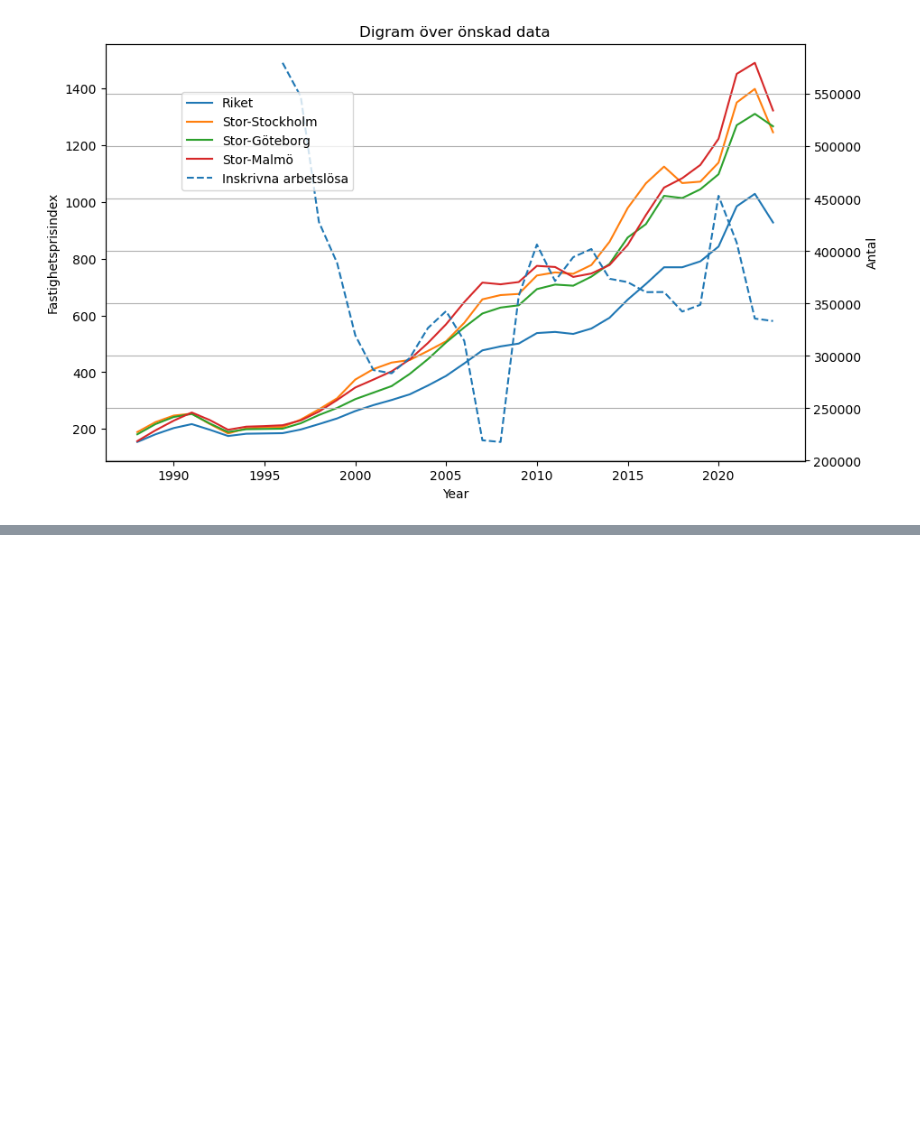
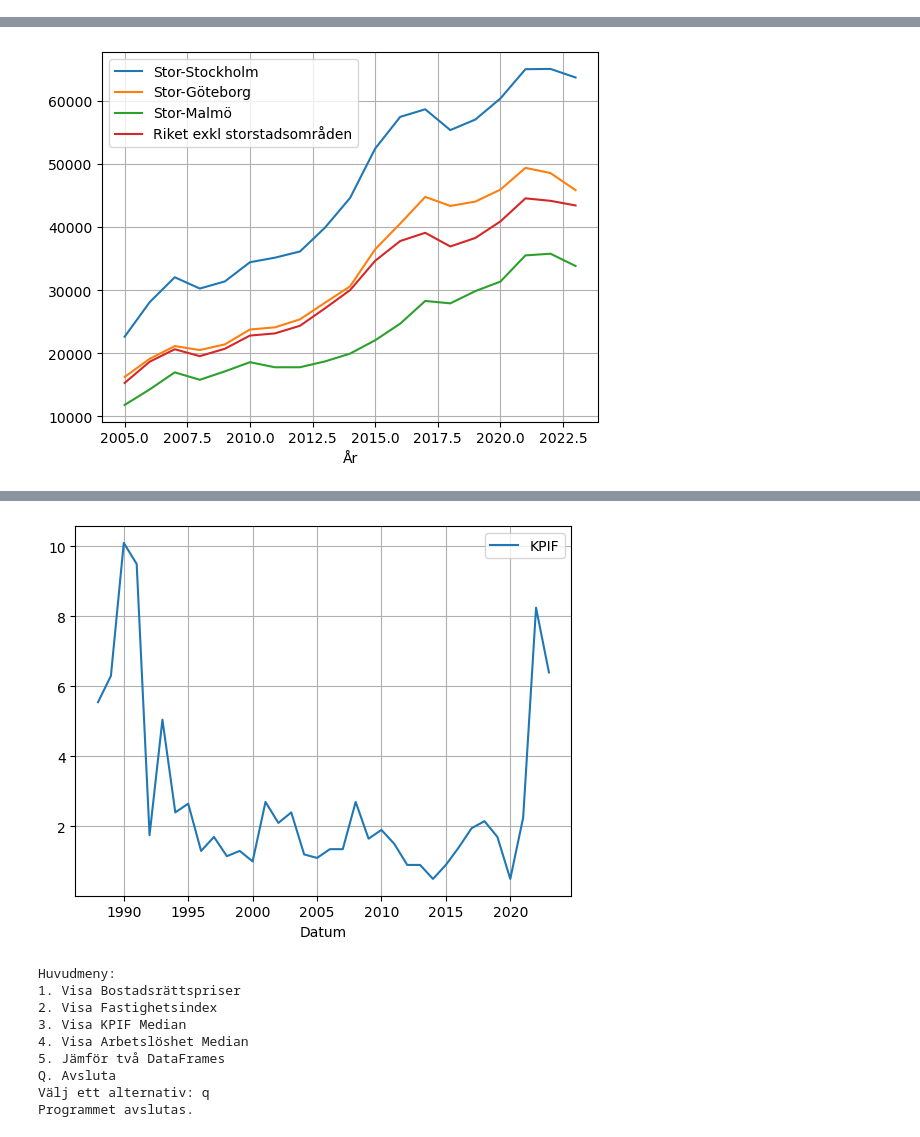
Before and after one commit to MarcusT96/PythonProject4School, a Jupyter notebook: main.ipynb, the cells around one changed output, grey strips where cells are left out. Saved outputs shown, nothing was run; the diff lists cells and outputs as text; code cells hidden in the pictures; blank space fills up the shorter version.

```diff
--- a/main.ipynb
+++ b/main.ipynb
@@ -60,4 +66,65 @@ compare_dataframes(df_bostadsratter, df_kpif_median, y_labels)
-# %%
-compare_dataframes(df_fastighetsindex, df_arbetsloshet_median, y_labels)
-# %% [output]
-[figure, removed]
+# %%
+# Definiera en funktion för att visa en DataFrame som ett diagram med en "grid"
+def plot_dataframe(df):
+    df.plot()
+    plt.grid(True)
+    plt.show()
+# %%
+# Definiera en funktion för att låta användaren välja en DataFrame att jämföra.
+def get_dataframe_choice():
+    print("\nVälj en DataFrame att jämföra:")
+    print("1. Bostadsrättspriser")
+    print("2. Fastighetsindex")
+    print("3. KPIF Median")
+    print("4. Arbetslöshet Median")
+    choice = input("Ange ditt val (1-4): ")
+    return choice
+# %%
+# Huvudfunktionen i programmet som gör att det körs direkt.
+def main():
+    # Skapar en dictionary för att mappa siffror till motsvarande DataFrame
+    dataframes = {
+        "1": df_bostadsratter,
+        "2": df_fastighetsindex,
+        "3": df_kpif_median,
+        "4": df_arbetsloshet_median
+    }
+
+    # Kör en loop som fortsätter tills användaren väljer att avsluta. Här printas en huvudmeny med olika val.
+    while True:
+        print("\nHuvudmeny:")
+        print("1. Visa Bostadsrättspriser")
+        print("2. Visa Fastighetsindex")
+        print("3. Visa KPIF Median")
+        print("4. Visa Arbetslöshet Median")
+        print("5. Jämför två DataFrames")
+        print("Q. Avsluta")
+
+        #Sparar valet från menyn i en variabel "val"
+        val = input("Välj ett alternativ: ")
+
+        #Om val == "q" så avslutas programmet och loopen bryts
+        if val.lower() == "q":
+            print("Programmet avslutas.")
+            break
+
+        #Om val är en av dessa siffror så körs enkla plot-funktionen
+        elif val in ["1", "2", "3", "4"]:
+            plot_dataframe(dataframes[val])
+        #Om valet är "5" så körs get dataframe för att få fram valen och sparas i varsin variabel "choice1" och "choice2"
+        elif val == "5":
+            choice1 = get_dataframe_choice()
+            choice2 = get_dataframe_choice()
+            #Om man skrivit 1-4 på båda choicen kommer man vidare till funktionen som plottar båda dataframes i en graf
+            if choice1 in dataframes and choice2 in dataframes:
+                compare_dataframes(dataframes[choice1], dataframes[choice2], y_labels)
+            #Om valen inte finns i 1-4 så blir det ogiltligt!
+            else:
+                print("Ogiltiga val, försök igen.")
+            #Samma här fast i större if-satsen.
+        else:
+            print("Ogiltigt val, försök igen.")
+#Kör programmet
+if __name__ == "__main__":
+    main()
+# %% [output]
@@ -63,0 +149 @@ compare_dataframes(df_fastighetsindex, df_arbetsloshet_median, y_labels)
+[figure, added]
@@ -63,0 +167,10 @@ compare_dataframes(df_fastighetsindex, df_arbetsloshet_median, y_labels)
+[figure, added]
+Huvudmeny:
+1. Visa Bostadsrättspriser
+2. Visa Fastighetsindex
+3. Visa KPIF Median
+4. Visa Arbetslöshet Median
+5. Jämför två DataFrames
+Q. Avsluta
+Välj ett alternativ: q
+Programmet avslutas.
```
Also changed, not shown: parts of 7 cells of this notebook, 1 other file.
